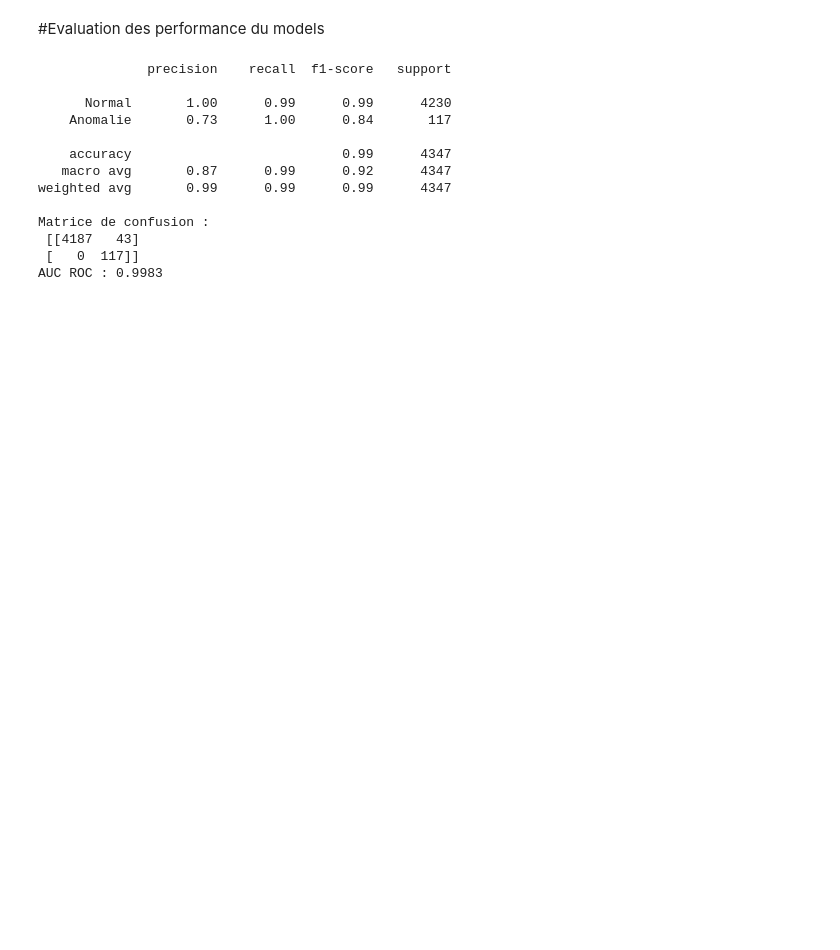
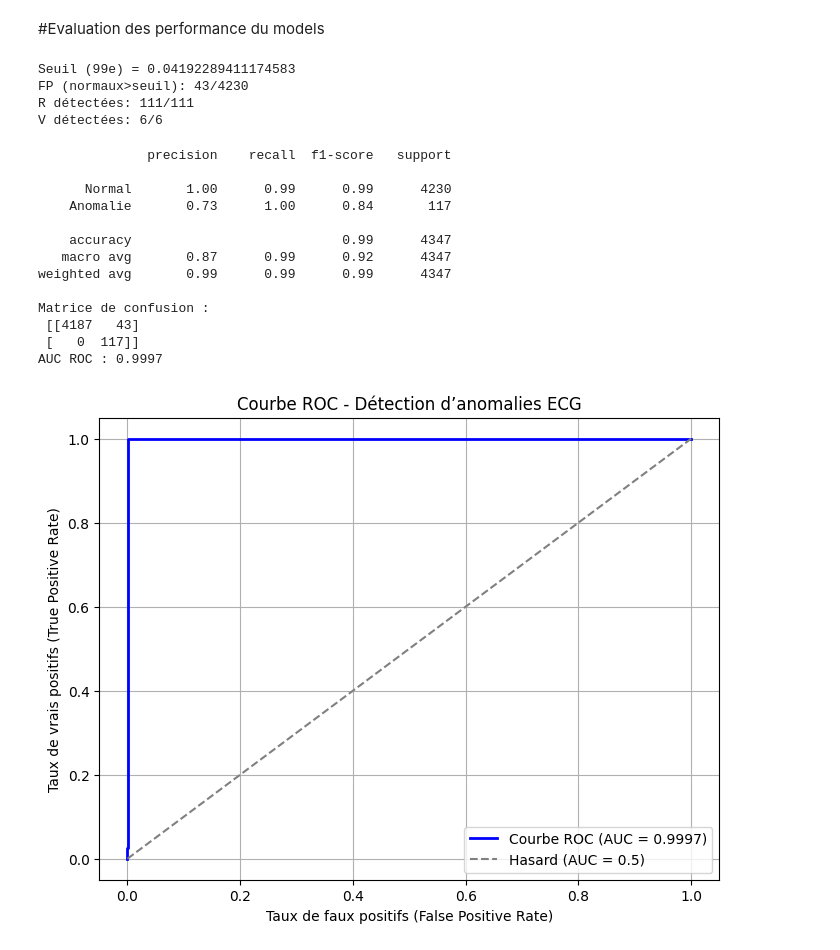
Before and after one commit to Aguib22/ECG_autoencodeur, a Jupyter notebook: priseEnMain.ipynb, the cells around one changed output. Saved outputs shown, nothing was run; the diff lists cells and outputs as text; code cells hidden in the pictures; blank space fills up the shorter version.

Commit message:
analyse error faux positif/negatif

```diff
--- a/priseEnMain.ipynb
+++ b/priseEnMain.ipynb
@@ -283,5 +251,18 @@ visualization(X_anomaly_V)
 # %% [markdown]
 #Evaluation des performance du models
+# %%
+det_N = np.sum(error_N > seuil)
+det_R = np.sum(error_R > seuil)
+det_V = np.sum(error_V > seuil)
+print("Seuil (99e) =", seuil)
+print(f"FP (normaux>seuil): {det_N}/{len(error_N)}")
+print(f"R détectées: {det_R}/{len(error_R)}")
+print(f"V détectées: {det_V}/{len(error_V)}")
+# %% [output]
+Seuil (99e) = 0.04192289411174583
+FP (normaux>seuil): 43/4230
+R détectées: 111/111
+V détectées: 6/6
 # %%
 all_errors= np.concatenate([error_N, error_R, error_V])
 all_labels = np.concatenate([
@@ -291,16 +272,15 @@ all_labels = np.concatenate([
 ])
 preds_all = (all_errors > seuil).astype(int)
 # %%
-# Rapport de classification
 print(classification_report(all_labels, preds_all, target_names=["Normal", "Anomalie"]))
 
 # Matrice de confusion
-cm = confusion_matrix(labels_all, preds_all)
+cm = confusion_matrix(all_labels, preds_all)
 print("Matrice de confusion :\n", cm)
 
 # Aire sous la courbe ROC
-auc = roc_auc_score(labels_all, errors_all)
-print(f"AUC ROC : {auc:.4f}")
+auc_area = roc_auc_score(all_labels, all_errors)
+print(f"AUC ROC : {auc_area:.4f}")
 # %% [output]
               precision    recall  f1-score   support
 
@@ -314,4 +294,20 @@ weighted avg       0.99      0.99      0.99      4347
 Matrice de confusion :
  [[4187   43]
  [   0  117]]
-AUC ROC : 0.9983
+AUC ROC : 0.9997
+# %%
+fpr, tpr, thresholds = roc_curve(all_labels, all_errors)
+roc_auc = auc(fpr, tpr)
+
+# Affichage de la courbe ROC
+plt.figure(figsize=(8, 6))
+plt.plot(fpr, tpr, color='blue', lw=2, label=f'Courbe ROC (AUC = {roc_auc:.4f})')
+plt.plot([0, 1], [0, 1], color='gray', linestyle='--', label='Hasard (AUC = 0.5)')
+plt.xlabel('Taux de faux positifs (False Positive Rate)')
+plt.ylabel('Taux de vrais positifs (True Positive Rate)')
+plt.title('Courbe ROC - Détection d’anomalies ECG')
+plt.legend(loc='lower right')
+plt.grid(True)
+plt.show()
+# %% [output]
+[figure, added]
```
Also changed, not shown: parts of 11 cells of this notebook.
